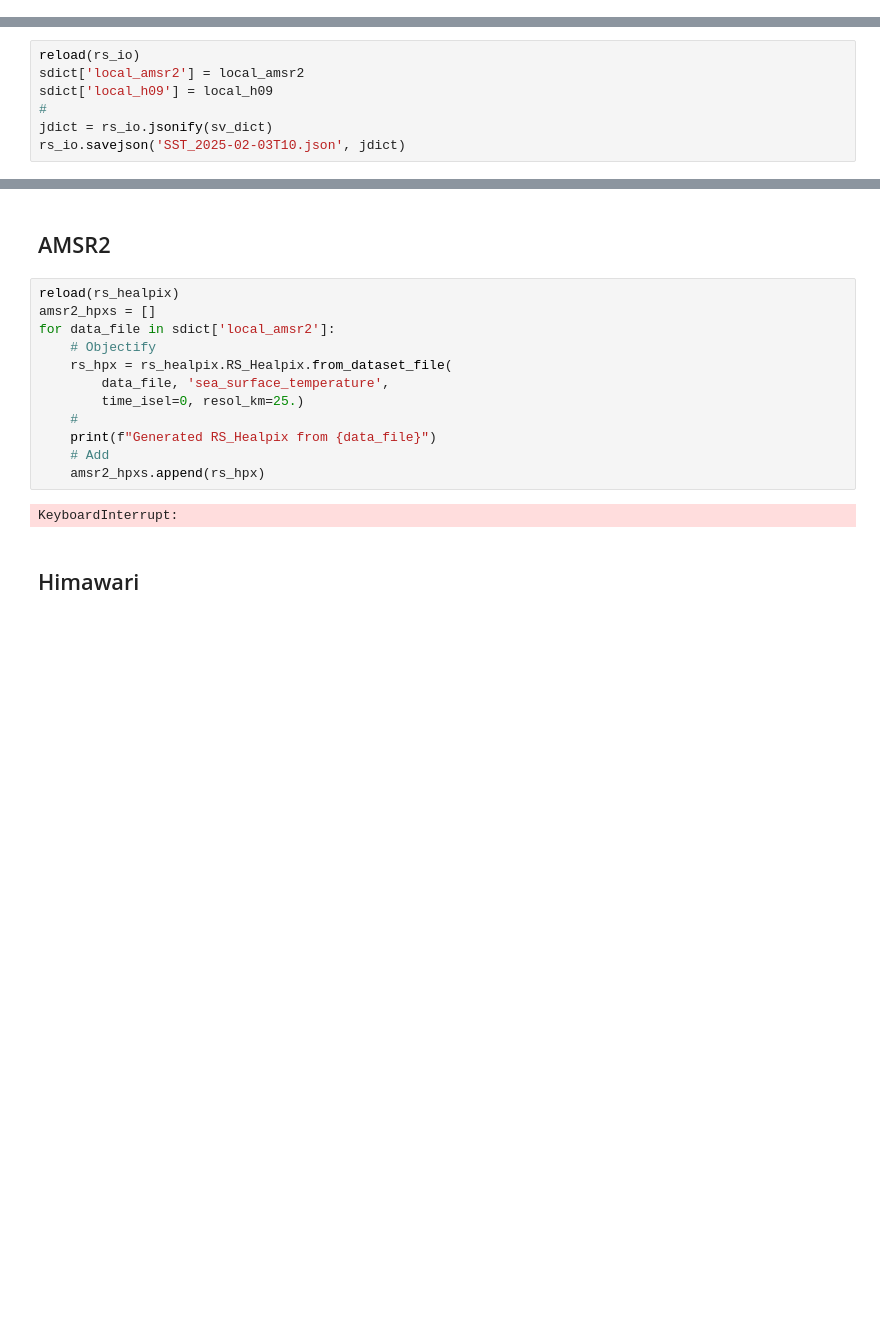
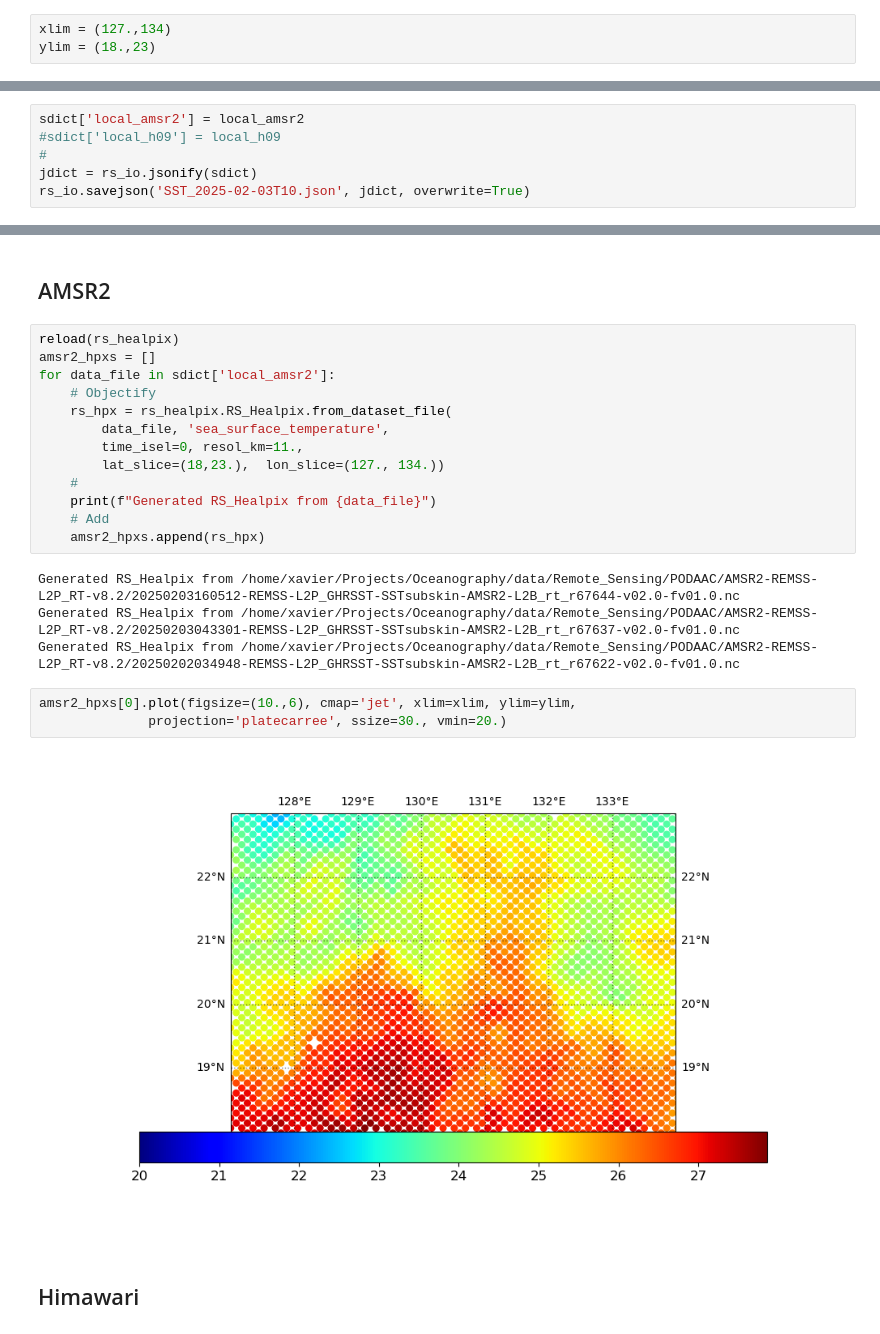
Before and after one commit to Sea-Meets-the-Stars/cugn, a Jupyter notebook: papers/ARCTERX/Analysis/Custom/SST_2025-02-03T10:12:35Z.ipynb, the cells around one changed output, grey strips where cells are left out. Saved outputs shown, nothing was run; the diff lists cells and outputs as text; blank space fills up the shorter version.

```diff
--- a/papers/ARCTERX/Analysis/Custom/SST_2025-02-03T10:12:35Z.ipynb
+++ b/papers/ARCTERX/Analysis/Custom/SST_2025-02-03T10:12:35Z.ipynb
@@ -20,6 +22,9 @@ from remote_sensing import io as rs_io
 from remote_sensing import units
 # %%
 %matplotlib ipympl
+# %%
+xlim = (127.,134)
+ylim = (18.,23)
 # %% [markdown]
 # Save dict (to avoid repeating some steps if you come back)
 # %%
@@ -61,12 +67,11 @@ local_h09 = podaac.download_files(h09_files, verbose=False)
 Using default download directory: /home/xavier/Projects/Oceanography/data/Remote_Sensing/PODAAC
 Downloaded 2 files, failed on 0 files, skipped 19 existing files.
 # %%
-reload(rs_io)
 sdict['local_amsr2'] = local_amsr2
-sdict['local_h09'] = local_h09
+#sdict['local_h09'] = local_h09
 #
-jdict = rs_io.jsonify(sv_dict)
-rs_io.savejson('SST_2025-02-03T10.json', jdict)
+jdict = rs_io.jsonify(sdict)
+rs_io.savejson('SST_2025-02-03T10.json', jdict, overwrite=True)
 # %% [markdown]
 # Generate RS_Healpix objects
 # %% [markdown]
@@ -78,12 +83,20 @@ for data_file in sdict['local_amsr2']:
     # Objectify
     rs_hpx = rs_healpix.RS_Healpix.from_dataset_file(
         data_file, 'sea_surface_temperature',
-        time_isel=0, resol_km=25.)
+        time_isel=0, resol_km=11.,
+        lat_slice=(18,23.),  lon_slice=(127., 134.))
     #
     print(f"Generated RS_Healpix from {data_file}")
     # Add
     amsr2_hpxs.append(rs_hpx)
 # %% [output]
-KeyboardInterrupt:
+Generated RS_Healpix from /home/xavier/Projects/Oceanography/data/Remote_Sensing/PODAAC/AMSR2-REMSS-L2P_RT-v8.2/20250203160512-REMSS-L2P_GHRSST-SSTsubskin-AMSR2-L2B_rt_r67644-v02.0-fv01.0.nc
+Generated RS_Healpix from /home/xavier/Projects/Oceanography/data/Remote_Sensing/PODAAC/AMSR2-REMSS-L2P_RT-v8.2/20250203043301-REMSS-L2P_GHRSST-SSTsubskin-AMSR2-L2B_rt_r67637-v02.0-fv01.0.nc
+Generated RS_Healpix from /home/xavier/Projects/Oceanography/data/Remote_Sensing/PODAAC/AMSR2-REMSS-L2P_RT-v8.2/20250202034948-REMSS-L2P_GHRSST-SSTsubskin-AMSR2-L2B_rt_r67622-v02.0-fv01.0.nc
+# %%
+amsr2_hpxs[0].plot(figsize=(10.,6), cmap='jet', xlim=xlim, ylim=ylim,
+              projection='platecarree', ssize=30., vmin=20.)
+# %% [output]
+[figure, added]
 # %% [markdown]
 ## Himawari
```
Also changed, not shown: parts of 48 cells of this notebook, 1 other file.
